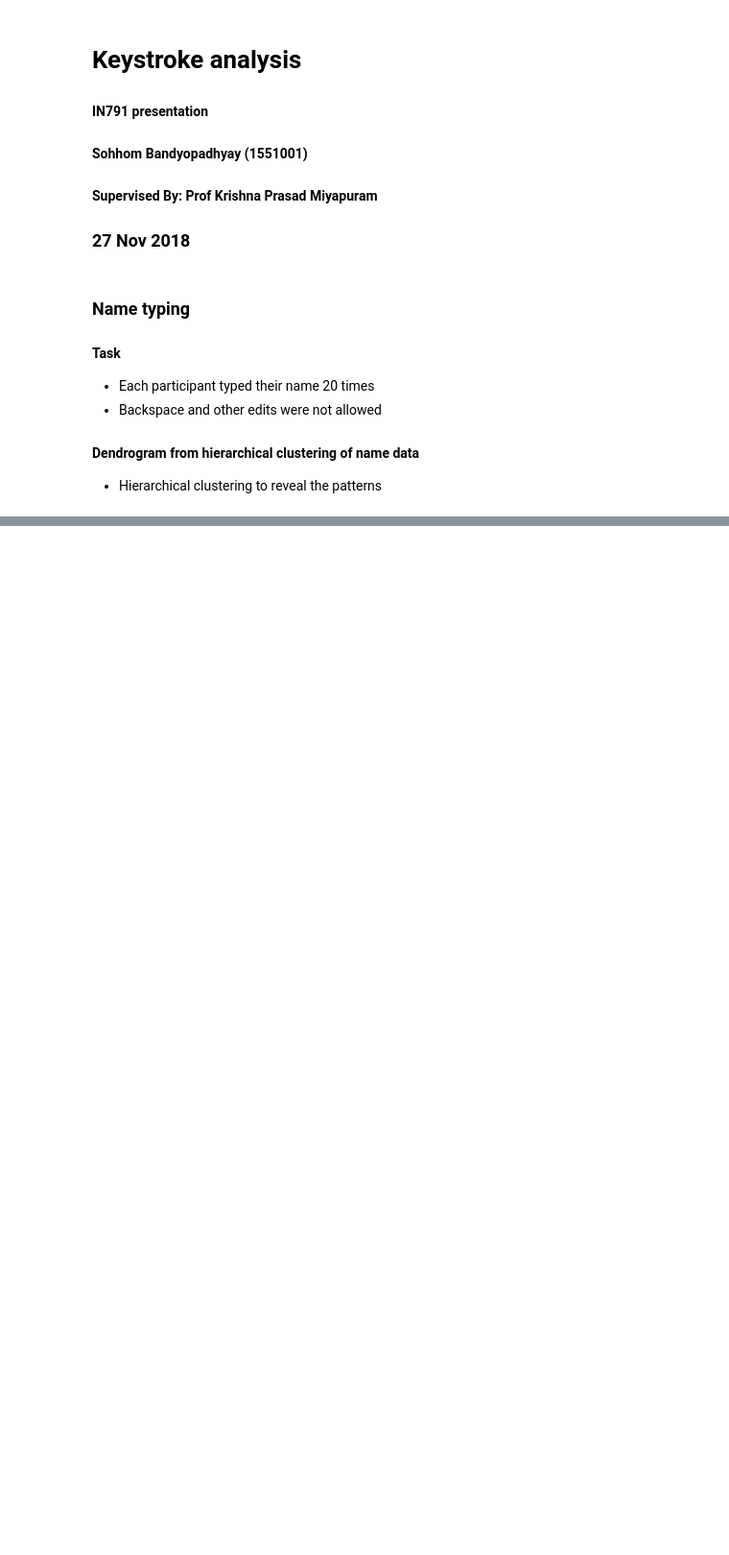
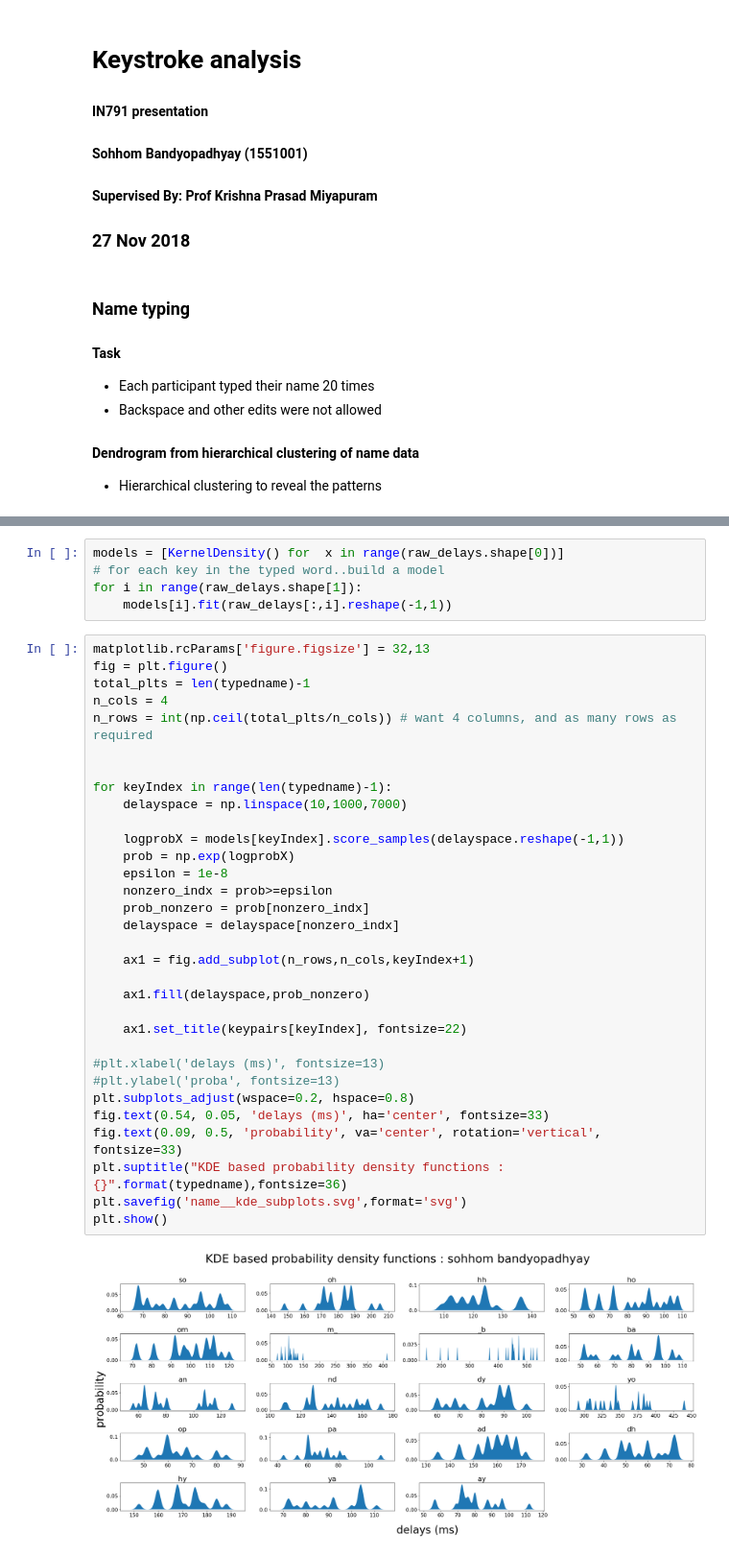
Before and after one commit to sigmaroles/keystroke-chunking, a Jupyter notebook: main_presentation.ipynb, the cells around one changed output, grey strips where cells are left out. Shown: that part at 96% size. Cells and saved outputs as stored; diff of their text form; blank space fills up the shorter version.

```diff
--- a/main_presentation.ipynb
+++ b/main_presentation.ipynb
@@ -83,0 +120,39 @@ plt.axis('off')
+# %%
+models = [KernelDensity() for  x in range(raw_delays.shape[0])]
+# for each key in the typed word..build a model
+for i in range(raw_delays.shape[1]):
+    models[i].fit(raw_delays[:,i].reshape(-1,1))
+# %%
+matplotlib.rcParams['figure.figsize'] = 32,13
+fig = plt.figure()
+total_plts = len(typedname)-1
+n_cols = 4
+n_rows = int(np.ceil(total_plts/n_cols)) # want 4 columns, and as many rows as required
+
+
+for keyIndex in range(len(typedname)-1):
+    delayspace = np.linspace(10,1000,7000)
+
+    logprobX = models[keyIndex].score_samples(delayspace.reshape(-1,1))
+    prob = np.exp(logprobX)
+    epsilon = 1e-8
+    nonzero_indx = prob>=epsilon
+    prob_nonzero = prob[nonzero_indx]
+    delayspace = delayspace[nonzero_indx]
+
+    ax1 = fig.add_subplot(n_rows,n_cols,keyIndex+1)
+
+    ax1.fill(delayspace,prob_nonzero)
+
+    ax1.set_title(keypairs[keyIndex], fontsize=22)
+
+#plt.xlabel('delays (ms)', fontsize=13)
+#plt.ylabel('proba', fontsize=13)
+plt.subplots_adjust(wspace=0.2, hspace=0.8)
+fig.text(0.54, 0.05, 'delays (ms)', ha='center', fontsize=33)
+fig.text(0.09, 0.5, 'probability', va='center', rotation='vertical', fontsize=33)
+plt.suptitle("KDE based probability density functions : {}".format(typedname),fontsize=36)
+plt.savefig('name__kde_subplots.svg',format='svg')
+plt.show()
+# %% [output]
+[figure, added]
```
Also changed, not shown: parts of 9 cells of this notebook, 5 other files.
